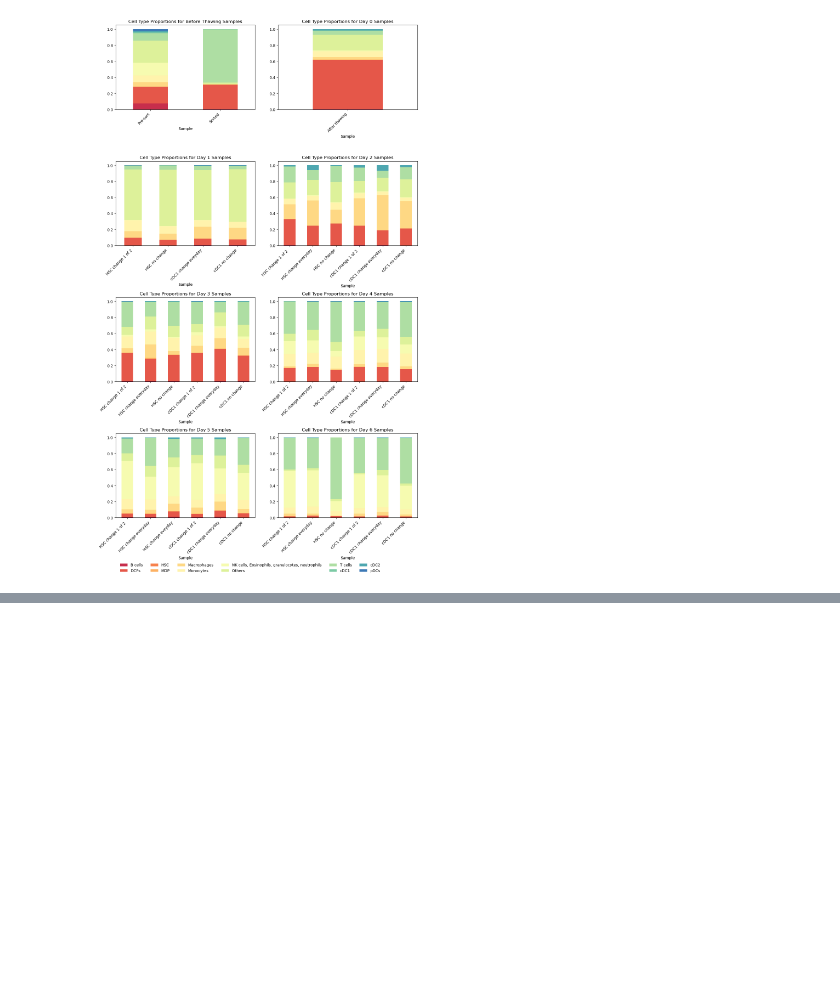
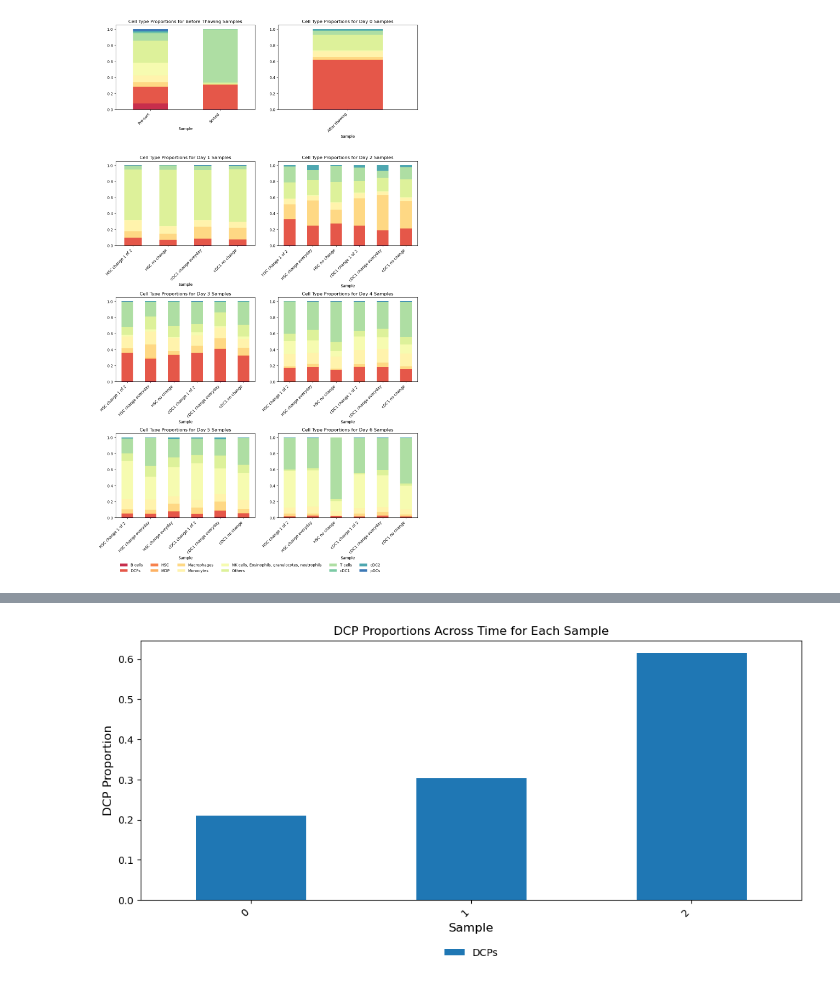
Before and after one commit to AlexiaGiroud/ThawingDCPs, a Jupyter notebook: graphs.ipynb, the cells around one changed output, grey strips where cells are left out. Cells and saved outputs as stored; diff of their text form; code cells hidden in the pictures; blank space fills up the shorter version.

Commit message:
New graphs for DCPs proportions

```diff
--- a/graphs.ipynb
+++ b/graphs.ipynb
@@ -151,0 +196,3 @@ plt.show()
+# %%
+df_before_thawing = df[df["Time"] == "Before Thawing"]
+df_before_thawing
@@ -151,0 +203,3 @@ plt.show()
+# %%
+df_day0 = df[df["Time"] == "Day 0"]
+df_day0
@@ -151,0 +209,4 @@ plt.show()
+# %%
+# Add df_day 0 after df_before thawing
+df_1st_days = pd.concat([df_before_thawing, df_day0], ignore_index=True)
+df_1st_days
@@ -151,0 +218,17 @@ plt.show()
+# %%
+# Plot bar chart of DCP proportions on first days
+df_1st_days["DCPs"].plot(kind='bar', figsize=(10,5))
+plt.title('DCP Proportions Across Time for Each Sample')
+plt.xlabel('Sample')
+plt.ylabel('DCP Proportion')
+plt.xticks(rotation=45, ha='right')
+plt.legend(
+    loc='upper center',
+    bbox_to_anchor=(0.5, -0.15),
+    ncol =6,
+    frameon=False
+)
+plt.tight_layout()
+plt.show()
+# %% [output]
+[figure, added]
```
Also changed, not shown: parts of 9 cells of this notebook.
